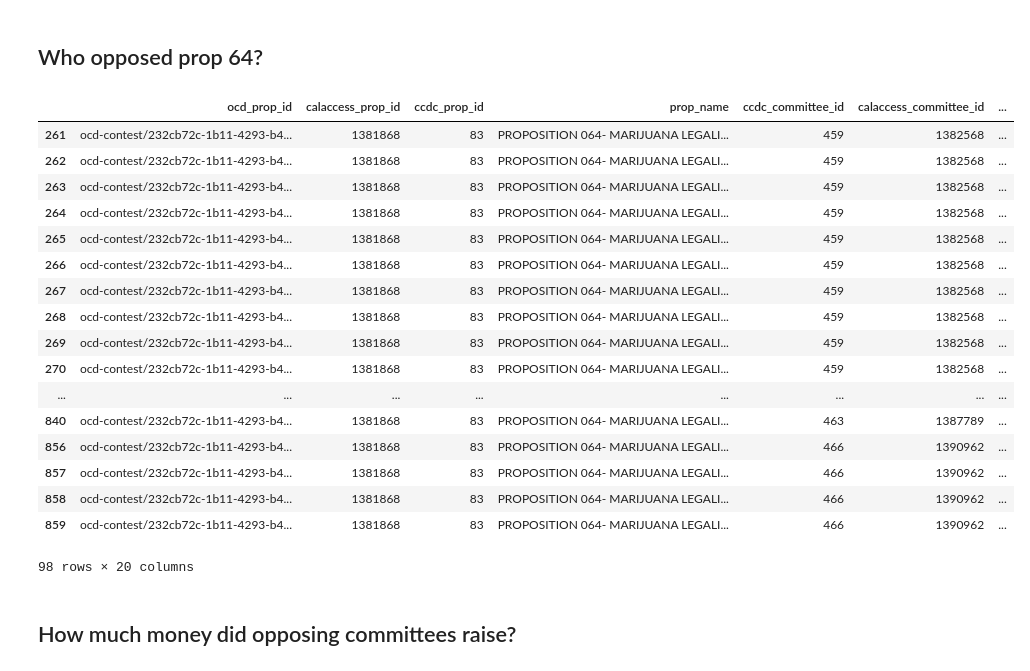
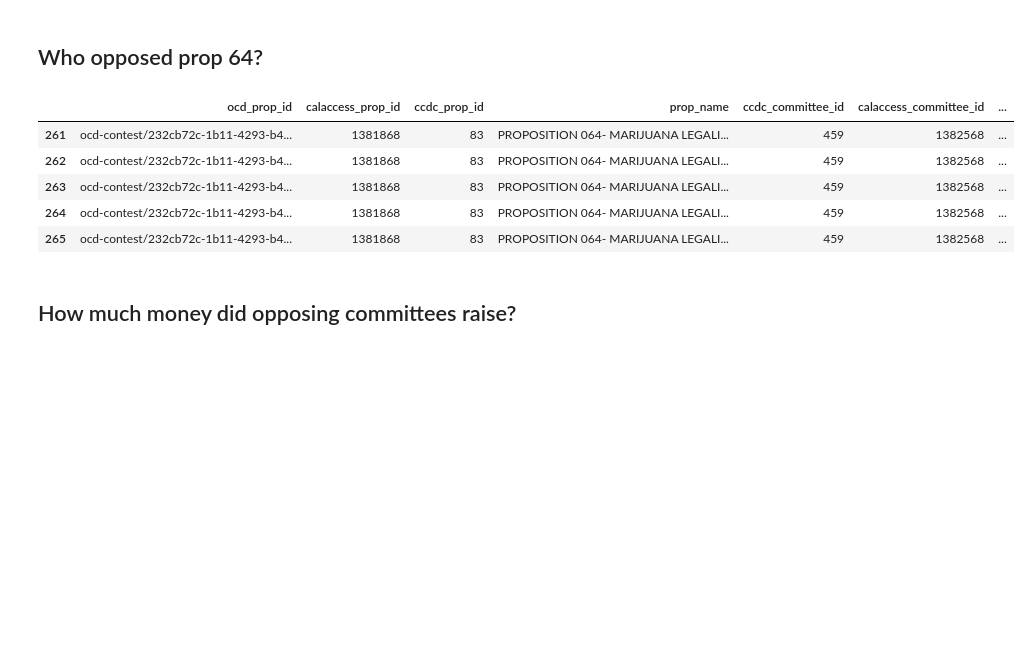
Before and after one commit to kbammarito/analysis_california_prop_64, a Jupyter notebook: prop_64_analysis.ipynb, the cells around one changed output. Saved outputs shown, nothing was run; the diff lists cells and outputs as text; code cells hidden in the pictures; blank space fills up the shorter version.

```diff
--- a/prop_64_analysis.ipynb
+++ b/prop_64_analysis.ipynb
@@ -345,26 +335,14 @@ support.amount.sum() / merged.amount.sum() * 100
 # %%
 oppose = merged[merged.committee_position == "OPPOSE"]
 # %%
-oppose
+oppose.head()
 # %% [output]
 |  | ocd_prop_id | calaccess_prop_id | ccdc_prop_id | prop_name | ccdc_committee_id | calaccess_committee_id | ... |
 | 261 | ocd-contest/232cb72c-1b11-4293-b4... | 1381868 | 83 | PROPOSITION 064- MARIJUANA LEGALI... | 459 | 1382568 | ... |
 | 262 | ocd-contest/232cb72c-1b11-4293-b4... | 1381868 | 83 | PROPOSITION 064- MARIJUANA LEGALI... | 459 | 1382568 | ... |
 | 263 | ocd-contest/232cb72c-1b11-4293-b4... | 1381868 | 83 | PROPOSITION 064- MARIJUANA LEGALI... | 459 | 1382568 | ... |
 | 264 | ocd-contest/232cb72c-1b11-4293-b4... | 1381868 | 83 | PROPOSITION 064- MARIJUANA LEGALI... | 459 | 1382568 | ... |
 | 265 | ocd-contest/232cb72c-1b11-4293-b4... | 1381868 | 83 | PROPOSITION 064- MARIJUANA LEGALI... | 459 | 1382568 | ... |
-| 266 | ocd-contest/232cb72c-1b11-4293-b4... | 1381868 | 83 | PROPOSITION 064- MARIJUANA LEGALI... | 459 | 1382568 | ... |
-| 267 | ocd-contest/232cb72c-1b11-4293-b4... | 1381868 | 83 | PROPOSITION 064- MARIJUANA LEGALI... | 459 | 1382568 | ... |
-| 268 | ocd-contest/232cb72c-1b11-4293-b4... | 1381868 | 83 | PROPOSITION 064- MARIJUANA LEGALI... | 459 | 1382568 | ... |
-| 269 | ocd-contest/232cb72c-1b11-4293-b4... | 1381868 | 83 | PROPOSITION 064- MARIJUANA LEGALI... | 459 | 1382568 | ... |
-| 270 | ocd-contest/232cb72c-1b11-4293-b4... | 1381868 | 83 | PROPOSITION 064- MARIJUANA LEGALI... | 459 | 1382568 | ... |
-| ... | ... | ... | ... | ... | ... | ... | ... |
-| 840 | ocd-contest/232cb72c-1b11-4293-b4... | 1381868 | 83 | PROPOSITION 064- MARIJUANA LEGALI... | 463 | 1387789 | ... |
-| 856 | ocd-contest/232cb72c-1b11-4293-b4... | 1381868 | 83 | PROPOSITION 064- MARIJUANA LEGALI... | 466 | 1390962 | ... |
-| 857 | ocd-contest/232cb72c-1b11-4293-b4... | 1381868 | 83 | PROPOSITION 064- MARIJUANA LEGALI... | 466 | 1390962 | ... |
-| 858 | ocd-contest/232cb72c-1b11-4293-b4... | 1381868 | 83 | PROPOSITION 064- MARIJUANA LEGALI... | 466 | 1390962 | ... |
-| 859 | ocd-contest/232cb72c-1b11-4293-b4... | 1381868 | 83 | PROPOSITION 064- MARIJUANA LEGALI... | 466 | 1390962 | ... |
-98 rows × 20 columns
 # %% [markdown]
 ## How much money did opposing committees raise?
 # %%
```
Also changed, not shown: parts of 20 cells of this notebook.
